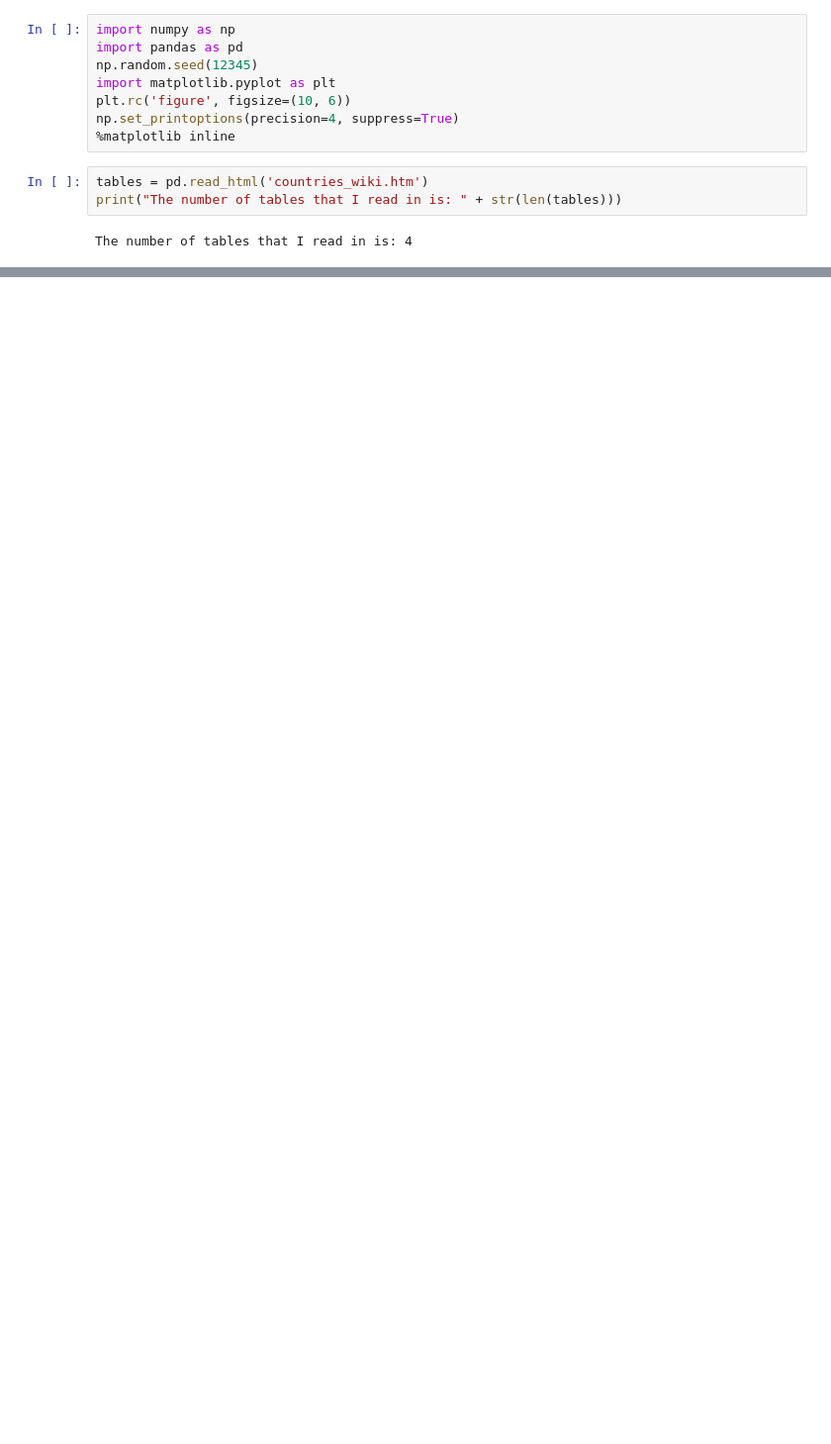
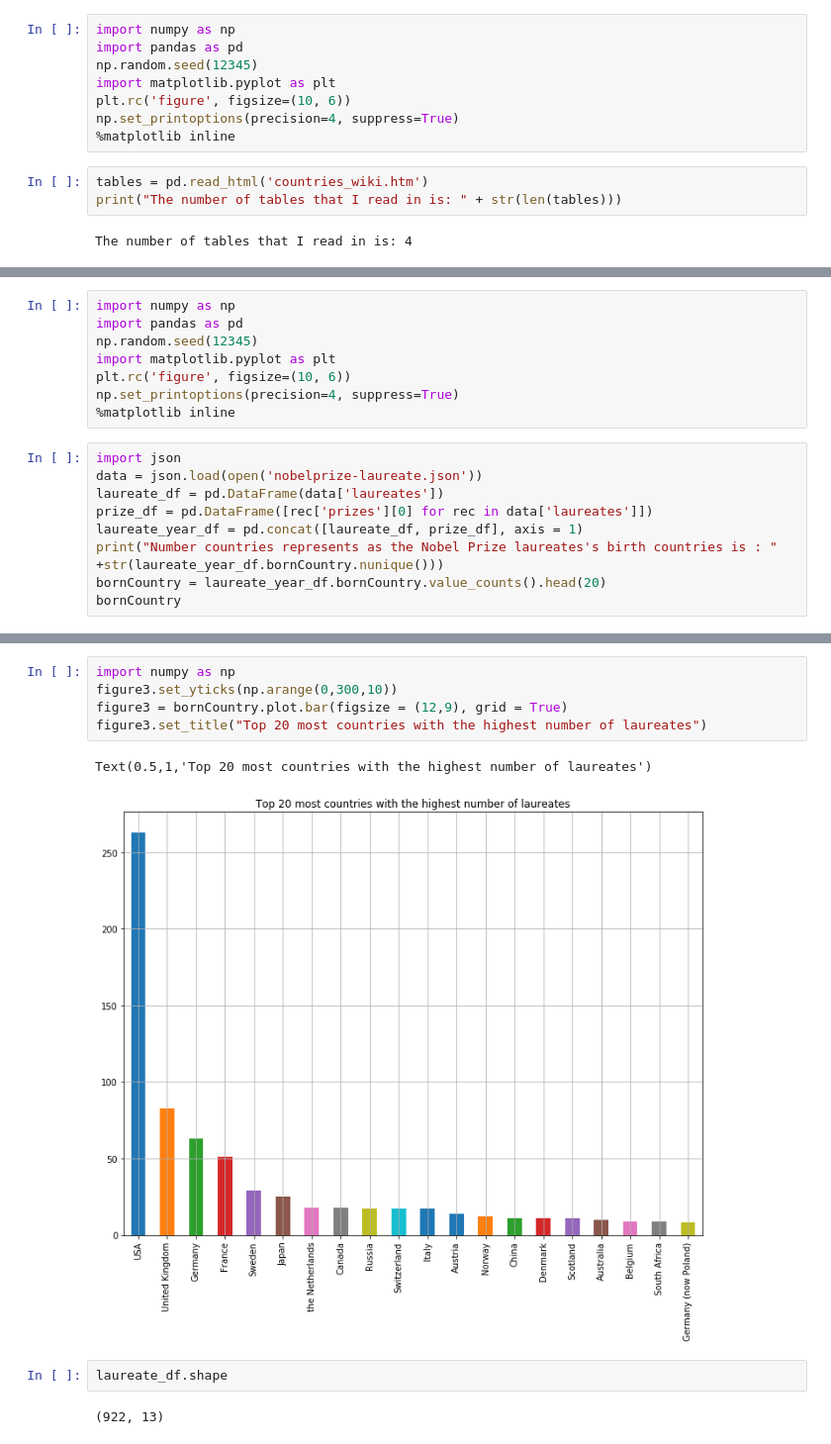
Before and after one commit to linhmai1603/Info212, a Jupyter notebook: Assignment 3/INFO212-Assignment3.ipynb, the cells around one changed output, grey strips where cells are left out. Shown: that part at 99% size. Drawn from its saved outputs; the diff is of its cells as text; blank space fills up the shorter version.

```diff
--- a/Assignment 3/INFO212-Assignment3.ipynb
+++ b/Assignment 3/INFO212-Assignment3.ipynb
@@ -126,3 +163,20 @@ The file `nobelprize-laureate.json` is a JSON file containing the information ab
 ![](assignment3-question2-bornCountries-bar.png)
 - Plot a bar chart showing the numbers of countries where the laureates were born since 1901.
 ![](assignment3-question2-bornCountry-change.png)
+# %%
+import numpy as np
+import pandas as pd
+np.random.seed(12345)
+import matplotlib.pyplot as plt
+plt.rc('figure', figsize=(10, 6))
+np.set_printoptions(precision=4, suppress=True)
+%matplotlib inline
+# %%
+import json
+data = json.load(open('nobelprize-laureate.json'))
+laureate_df = pd.DataFrame(data['laureates'])
+prize_df = pd.DataFrame([rec['prizes'][0] for rec in data['laureates']])
+laureate_year_df = pd.concat([laureate_df, prize_df], axis = 1)
+print("Number countries represents as the Nobel Prize laureates's birth countries is : " +str(laureate_year_df.bornCountry.nunique()))
+bornCountry = laureate_year_df.bornCountry.value_counts().head(20)
+bornCountry
@@ -128,0 +202,12 @@ The file `nobelprize-laureate.json` is a JSON file containing the information ab
+# %%
+import numpy as np
+figure3.set_yticks(np.arange(0,300,10))
+figure3 = bornCountry.plot.bar(figsize = (12,9), grid = True)
+figure3.set_title("Top 20 most countries with the highest number of laureates")
+# %% [output]
+Text(0.5,1,'Top 20 most countries with the highest number of laureates')
+[figure, added]
+# %%
+laureate_df.shape
+# %% [output]
+(922, 13)
```
Also changed, not shown: parts of 19 cells of this notebook, 6 other files.
